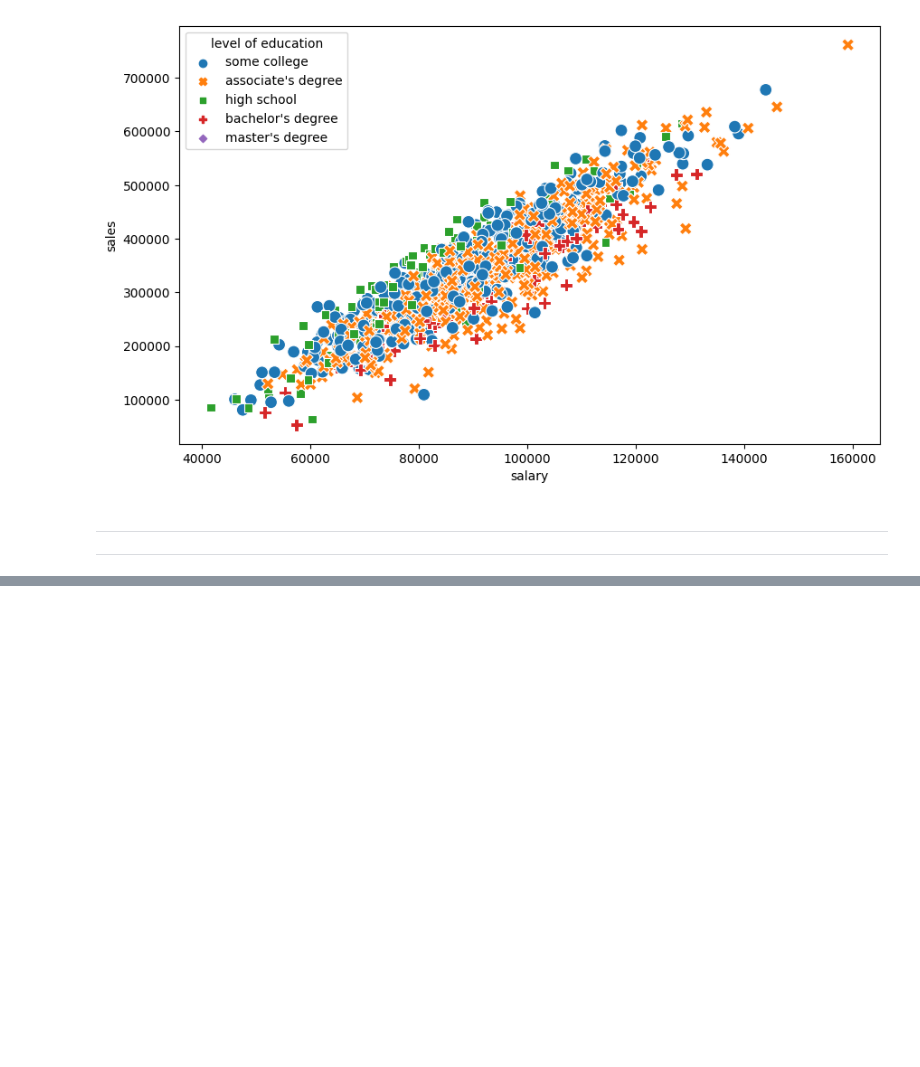
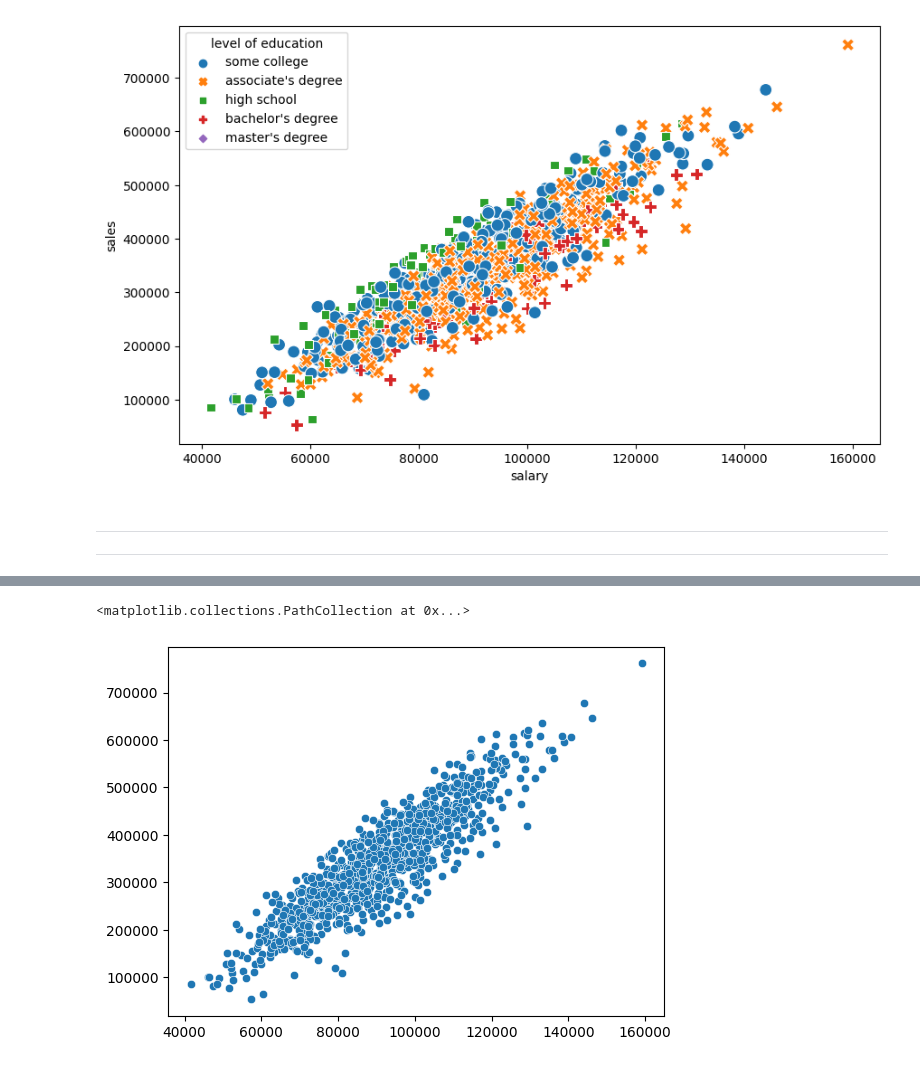
Before and after one commit to UnlimitedV/Learning_ML, a Jupyter notebook: seaborn/00-Scatter-Plots.ipynb, the cells around one changed output, grey strips where cells are left out. Drawn from its saved outputs; the diff is of its cells as text; code cells hidden in the pictures; blank space fills up the shorter version.

```diff
--- a/seaborn/00-Scatter-Plots.ipynb
+++ b/seaborn/00-Scatter-Plots.ipynb
@@ -146,0 +154,5 @@ plt.savefig('example_scatter.jpg')
+# %%
+plt.scatter(data=df, x='salary', y='sales', edgecolors='white', linewidths=0.4)
+# %% [output]
+<matplotlib.collections.PathCollection at 0x...>
+[figure, added]
```
Also changed, not shown: parts of 4 cells of this notebook.
